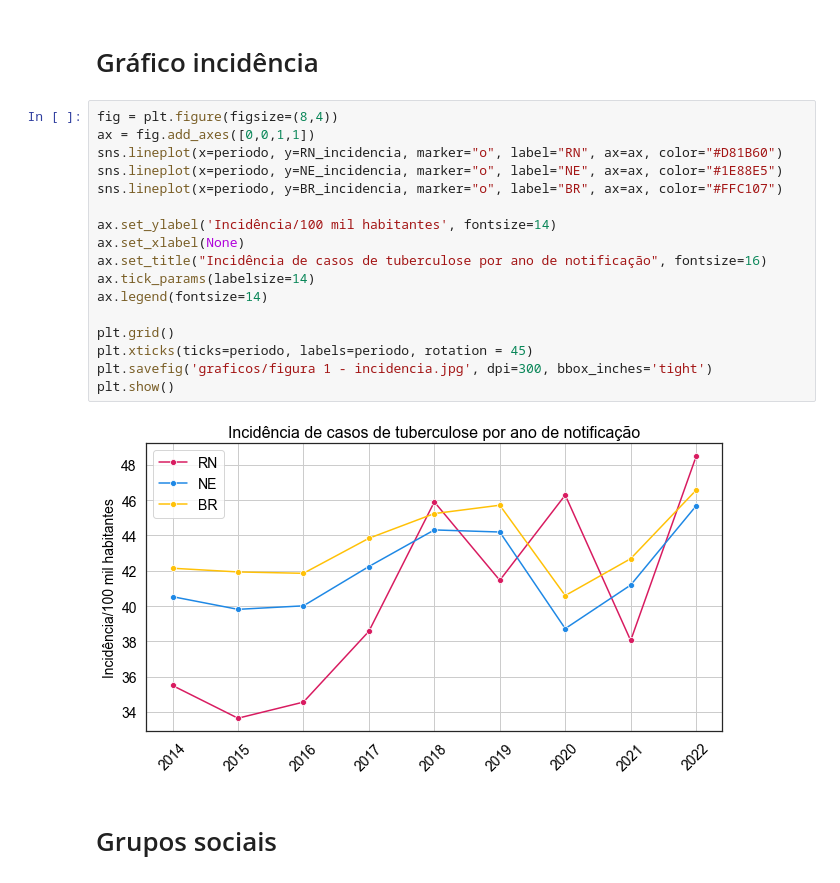
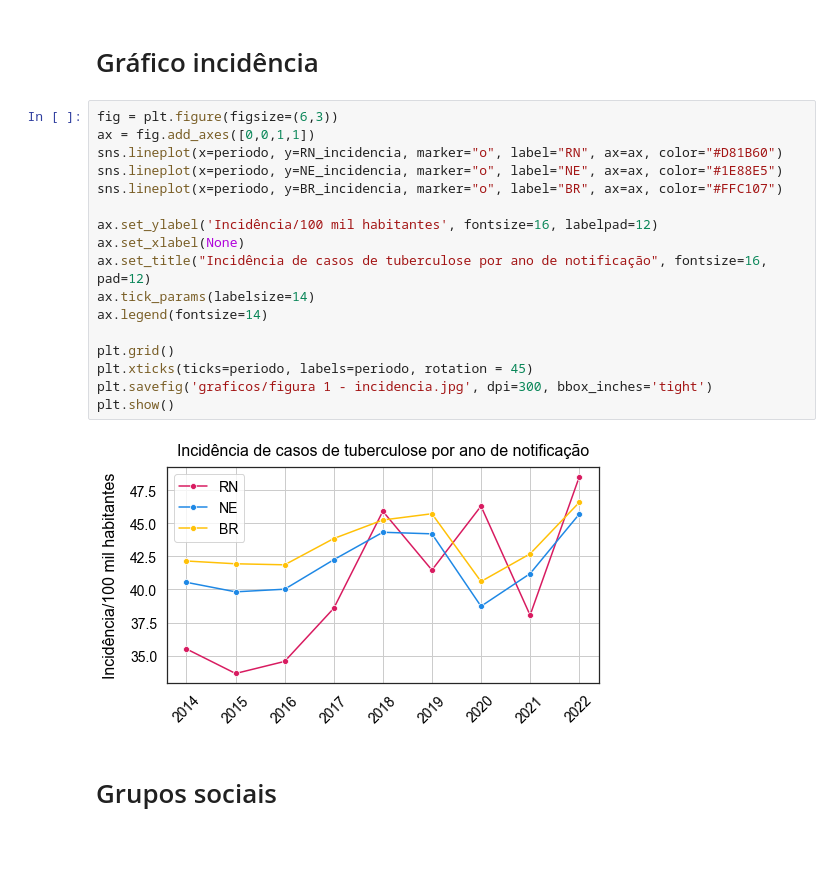
Before and after one commit to helkennedy/Projeto-Tuberculose, a Jupyter notebook: codigo - projeto tuberculose.ipynb, the cells around one changed output. Cells and saved outputs as stored; diff of their text form; blank space fills up the shorter version.

```diff
--- a/codigo - projeto tuberculose.ipynb
+++ b/codigo - projeto tuberculose.ipynb
@@ -139,24 +140,24 @@ incidencias = [RN_incidencia, NE_incidencia, BR_incidencia]
 # %% [markdown]
 # Gráfico incidência
 # %%
-fig = plt.figure(figsize=(8,4))
+fig = plt.figure(figsize=(6,3))
 ax = fig.add_axes([0,0,1,1])
 sns.lineplot(x=periodo, y=RN_incidencia, marker="o", label="RN", ax=ax, color="#D81B60")
 sns.lineplot(x=periodo, y=NE_incidencia, marker="o", label="NE", ax=ax, color="#1E88E5")
 sns.lineplot(x=periodo, y=BR_incidencia, marker="o", label="BR", ax=ax, color="#FFC107")
 
-ax.set_ylabel('Incidência/100 mil habitantes', fontsize=14)
+ax.set_ylabel('Incidência/100 mil habitantes', fontsize=16, labelpad=12)
 ax.set_xlabel(None)
-ax.set_title("Incidência de casos de tuberculose por ano de notificação", fontsize=16)
+ax.set_title("Incidência de casos de tuberculose por ano de notificação", fontsize=16, pad=12)
 ax.tick_params(labelsize=14)
 ax.legend(fontsize=14)
 
 plt.grid()
 plt.xticks(ticks=periodo, labels=periodo, rotation = 45)
 plt.savefig('graficos/figura 1 - incidencia.jpg', dpi=300, bbox_inches='tight')
 plt.show()
 # %% [output]
-[figure, old version]
+[figure, new version]
 # %% [markdown]
 # Grupos sociais
 # %% [markdown]
```
Also changed, not shown: parts of 24 cells of this notebook.
